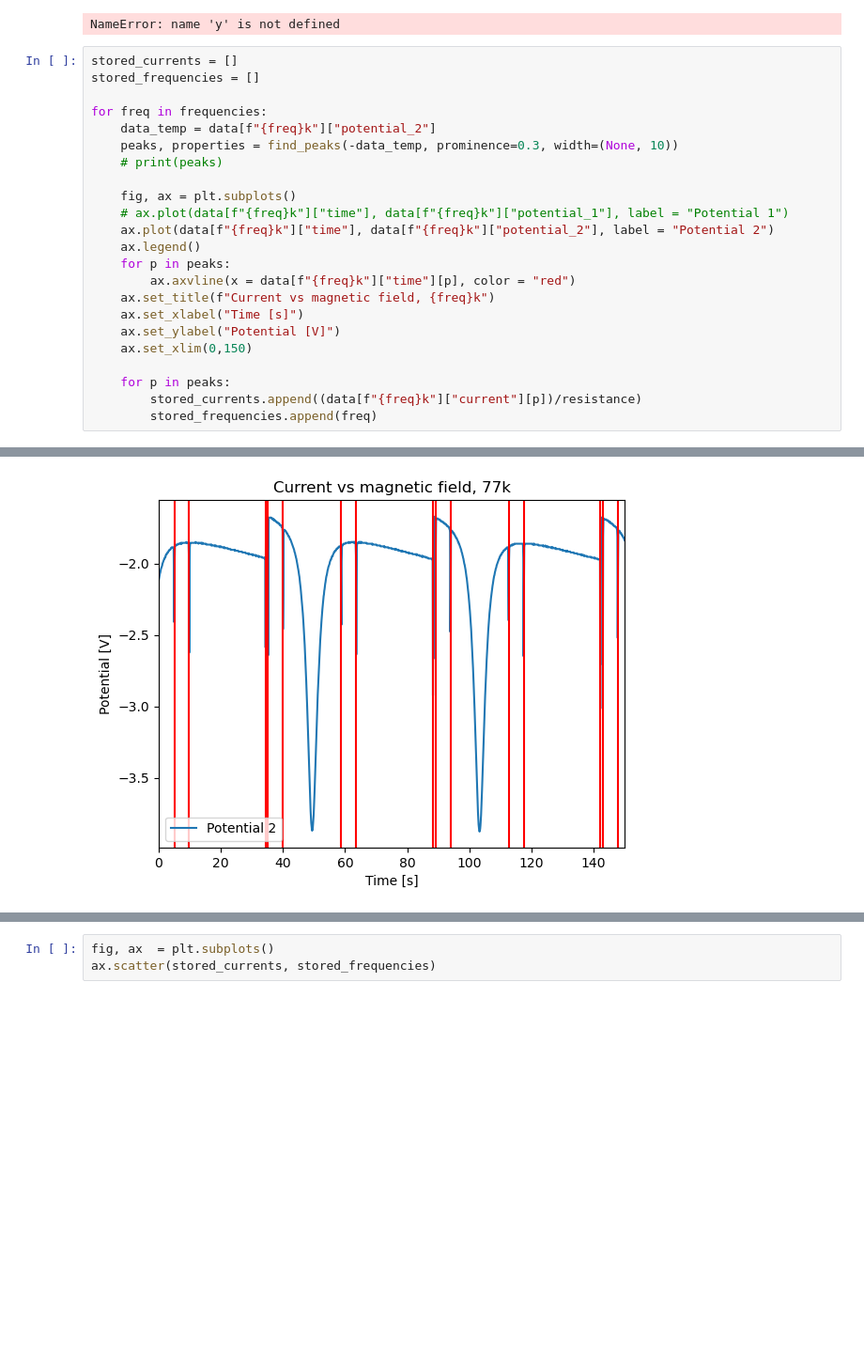
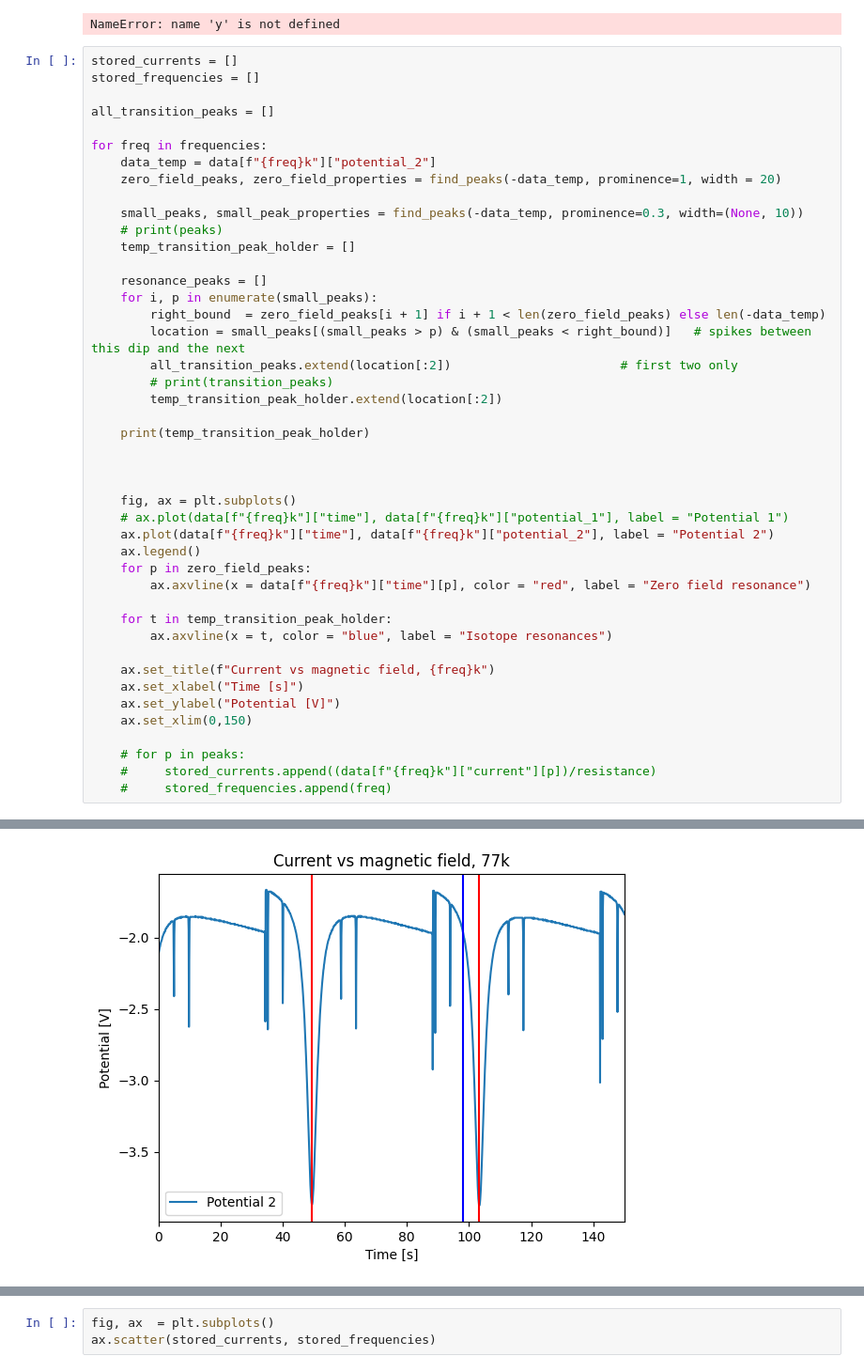
Before and after one commit to arielsmyri/phys_p_451, a Jupyter notebook: optical_pumping_lab/optical_pumping_analysis.ipynb, the cells around one changed output, grey strips where cells are left out. Shown at 94% size. Saved outputs shown, nothing was run; the diff lists cells and outputs as text; blank space fills up the shorter version.

Commit message:
Isotope resonances are correctly filtered

```diff
--- a/optical_pumping_lab/optical_pumping_analysis.ipynb
+++ b/optical_pumping_lab/optical_pumping_analysis.ipynb
@@ -170,23 +170,44 @@ NameError: name 'y' is not defined
 stored_currents = []
 stored_frequencies = []
 
+all_transition_peaks = []
+
 for freq in frequencies:
     data_temp = data[f"{freq}k"]["potential_2"]
-    peaks, properties = find_peaks(-data_temp, prominence=0.3, width=(None, 10))
+    zero_field_peaks, zero_field_properties = find_peaks(-data_temp, prominence=1, width = 20)
+
+    small_peaks, small_peak_properties = find_peaks(-data_temp, prominence=0.3, width=(None, 10))
     # print(peaks)
+    temp_transition_peak_holder = []
+
+    resonance_peaks = []
+    for i, p in enumerate(small_peaks):
+        right_bound  = zero_field_peaks[i + 1] if i + 1 < len(zero_field_peaks) else len(-data_temp)
+        location = small_peaks[(small_peaks > p) & (small_peaks < right_bound)]   # spikes between this dip and the next
+        all_transition_peaks.extend(location[:2])                       # first two only
+        # print(transition_peaks)
+        temp_transition_peak_holder.extend(location[:2])
+
+    print(temp_transition_peak_holder)
+
+
 
     fig, ax = plt.subplots()
     # ax.plot(data[f"{freq}k"]["time"], data[f"{freq}k"]["potential_1"], label = "Potential 1")
     ax.plot(data[f"{freq}k"]["time"], data[f"{freq}k"]["potential_2"], label = "Potential 2")
     ax.legend()
-    for p in peaks:
-        ax.axvline(x = data[f"{freq}k"]["time"][p], color = "red")
+    for p in zero_field_peaks:
+        ax.axvline(x = data[f"{freq}k"]["time"][p], color = "red", label = "Zero field resonance")
+
+    for t in temp_transition_peak_holder:
+        ax.axvline(x = t, color = "blue", label = "Isotope resonances")
+
     ax.set_title(f"Current vs magnetic field, {freq}k")
     ax.set_xlabel("Time [s]")
     ax.set_ylabel("Potential [V]")
     ax.set_xlim(0,150)
 
-    for p in peaks:
-        stored_currents.append((data[f"{freq}k"]["current"][p])/resistance)
-        stored_frequencies.append(freq)
+    # for p in peaks:
+    #     stored_currents.append((data[f"{freq}k"]["current"][p])/resistance)
+    #     stored_frequencies.append(freq)
 # %% [output]
@@ -197 +228 @@ for freq in frequencies:
-[figure, old version]
+[figure, new version]
```
Also changed, not shown: parts of 6 cells of this notebook.
